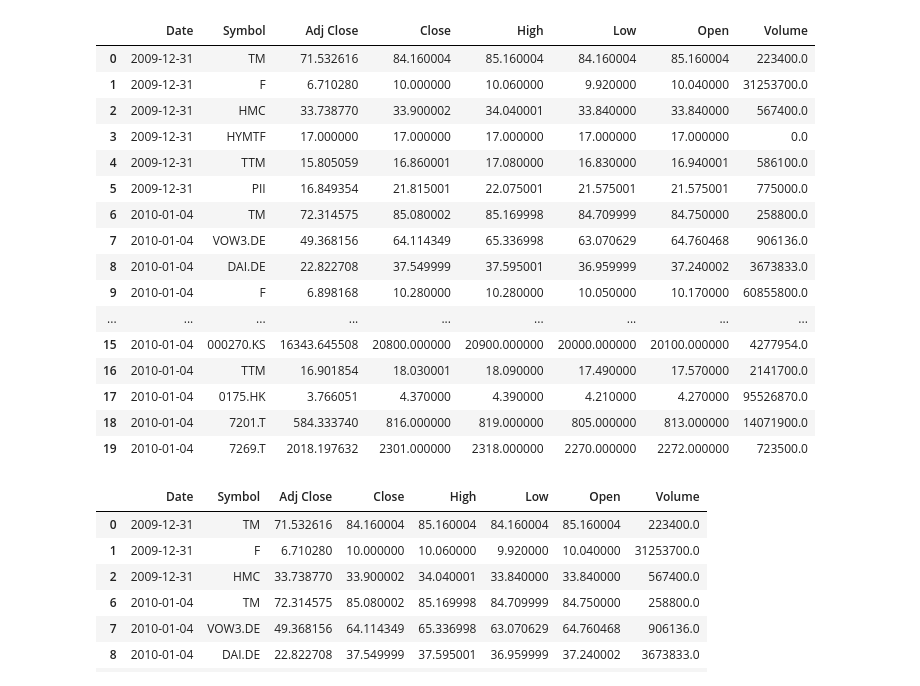
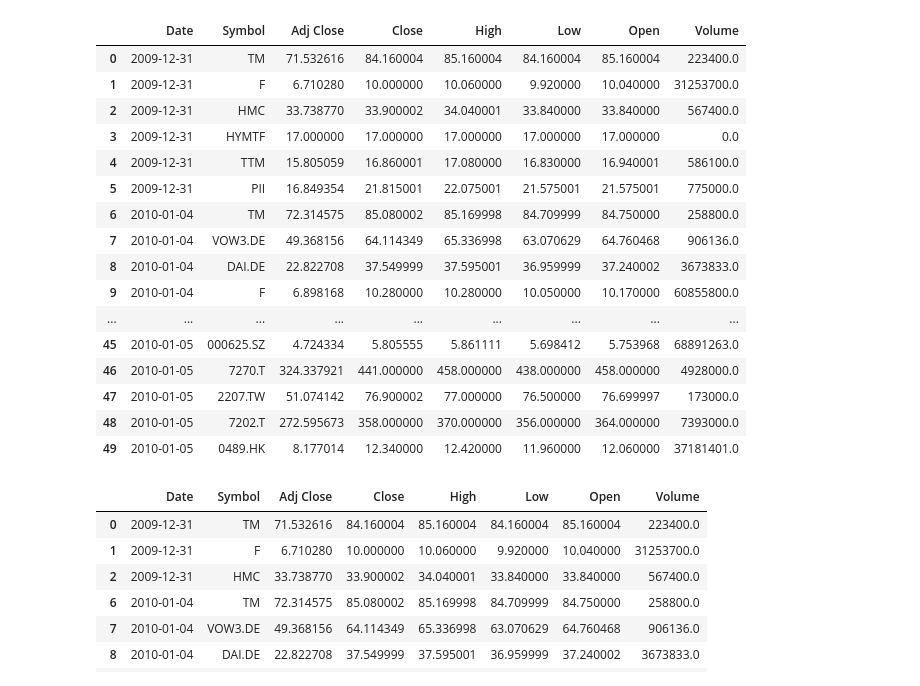
Before and after one commit to SavannahWithAnH/CitiBikeAnalysis, a Jupyter notebook: Resources/converting_data.ipynb, the cells around one changed output. Cells and saved outputs as stored; diff of their text form; code cells hidden in the pictures.

```diff
--- a/Resources/converting_data.ipynb
+++ b/Resources/converting_data.ipynb
@@ -3,25 +3,25 @@ import pandas as pd
 # %%
 df = pd.read_csv ('automakers stocks 2010-2022.csv')
 
-df.head(20)
+df.head(50)
 # %% [output]
 |  | Date | Symbol | Adj Close | Close | High | Low | Open | Volume |
 | 0 | 2009-12-31 | TM | 71.532616 | 84.160004 | 85.160004 | 84.160004 | 85.160004 | 223400.0 |
 | 1 | 2009-12-31 | F | 6.710280 | 10.000000 | 10.060000 | 9.920000 | 10.040000 | 31253700.0 |
 | 2 | 2009-12-31 | HMC | 33.738770 | 33.900002 | 34.040001 | 33.840000 | 33.840000 | 567400.0 |
 | 3 | 2009-12-31 | HYMTF | 17.000000 | 17.000000 | 17.000000 | 17.000000 | 17.000000 | 0.0 |
 | 4 | 2009-12-31 | TTM | 15.805059 | 16.860001 | 17.080000 | 16.830000 | 16.940001 | 586100.0 |
 | 5 | 2009-12-31 | PII | 16.849354 | 21.815001 | 22.075001 | 21.575001 | 21.575001 | 775000.0 |
 | 6 | 2010-01-04 | TM | 72.314575 | 85.080002 | 85.169998 | 84.709999 | 84.750000 | 258800.0 |
 | 7 | 2010-01-04 | VOW3.DE | 49.368156 | 64.114349 | 65.336998 | 63.070629 | 64.760468 | 906136.0 |
 | 8 | 2010-01-04 | DAI.DE | 22.822708 | 37.549999 | 37.595001 | 36.959999 | 37.240002 | 3673833.0 |
 | 9 | 2010-01-04 | F | 6.898168 | 10.280000 | 10.280000 | 10.050000 | 10.170000 | 60855800.0 |
 | ... | ... | ... | ... | ... | ... | ... | ... | ... |
-| 15 | 2010-01-04 | 000270.KS | 16343.645508 | 20800.000000 | 20900.000000 | 20000.000000 | 20100.000000 | 4277954.0 |
-| 16 | 2010-01-04 | TTM | 16.901854 | 18.030001 | 18.090000 | 17.490000 | 17.570000 | 2141700.0 |
-| 17 | 2010-01-04 | 0175.HK | 3.766051 | 4.370000 | 4.390000 | 4.210000 | 4.270000 | 95526870.0 |
-| 18 | 2010-01-04 | 7201.T | 584.333740 | 816.000000 | 819.000000 | 805.000000 | 813.000000 | 14071900.0 |
-| 19 | 2010-01-04 | 7269.T | 2018.197632 | 2301.000000 | 2318.000000 | 2270.000000 | 2272.000000 | 723500.0 |
+| 45 | 2010-01-05 | 000625.SZ | 4.724334 | 5.805555 | 5.861111 | 5.698412 | 5.753968 | 68891263.0 |
+| 46 | 2010-01-05 | 7270.T | 324.337921 | 441.000000 | 458.000000 | 438.000000 | 458.000000 | 4928000.0 |
+| 47 | 2010-01-05 | 2207.TW | 51.074142 | 76.900002 | 77.000000 | 76.500000 | 76.699997 | 173000.0 |
+| 48 | 2010-01-05 | 7202.T | 272.595673 | 358.000000 | 370.000000 | 356.000000 | 364.000000 | 7393000.0 |
+| 49 | 2010-01-05 | 0489.HK | 8.177014 | 12.340000 | 12.420000 | 11.960000 | 12.060000 | 37181401.0 |
 # %%
 top_ten = ['TSLA', 'TM', 'VOW3.DE', '002594.SZ', 'DAI.DE', 'GM', 'F', 'BMW.DE', 'STLA', 'HMC']
 
```
Also changed, not shown: 3 other files.
